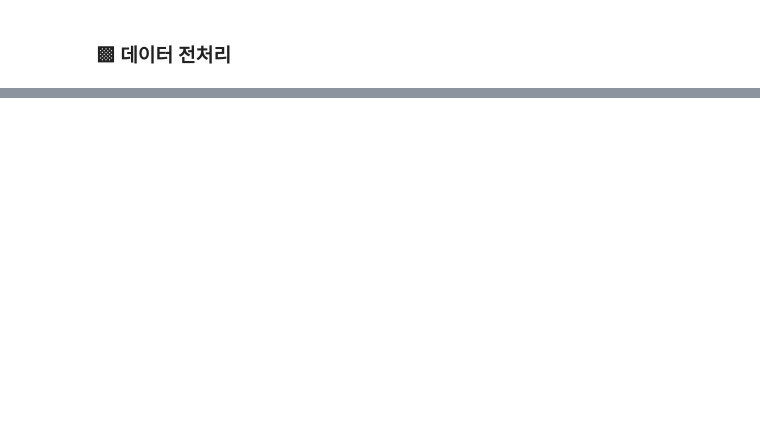
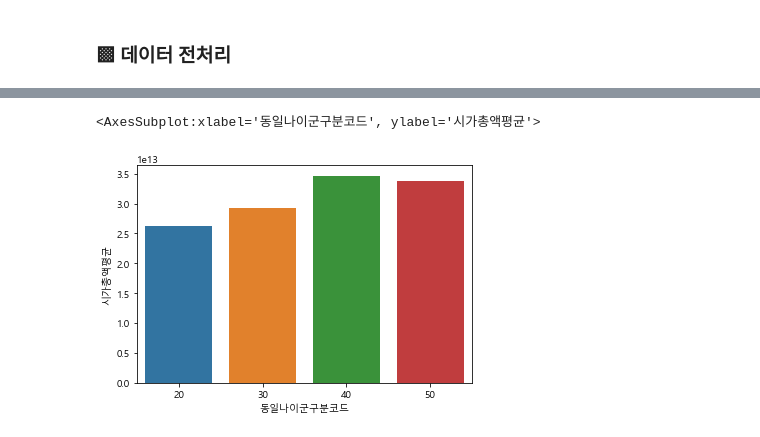
Before and after one commit to DataWilll/UiSeok, a Jupyter notebook: 동학개미운동의 주역은 MZ세대일까.ipynb, the cells around one changed output, grey strips where cells are left out. Saved outputs shown, nothing was run; the diff lists cells and outputs as text; code cells hidden in the pictures; blank space fills up the shorter version.

```diff
--- a/동학개미운동의 주역은 MZ세대일까.ipynb
+++ b/동학개미운동의 주역은 MZ세대일까.ipynb
@@ -209,0 +629,9 @@ Name: 총체결금액, dtype: float64
+# %%
+han_total = han_merge.groupby('동일나이군구분코드')['시가총액'].mean()
+han_total = pd.DataFrame(han_total)
+han_total.columns = ['시가총액평균']
+han_total = han_total.reset_index()
+sns.barplot(x='동일나이군구분코드', y='시가총액평균', data=han_total)
+# %% [output]
+<AxesSubplot:xlabel='동일나이군구분코드', ylabel='시가총액평균'>
+[figure, added]
```
Also changed, not shown: parts of 55 cells of this notebook.
